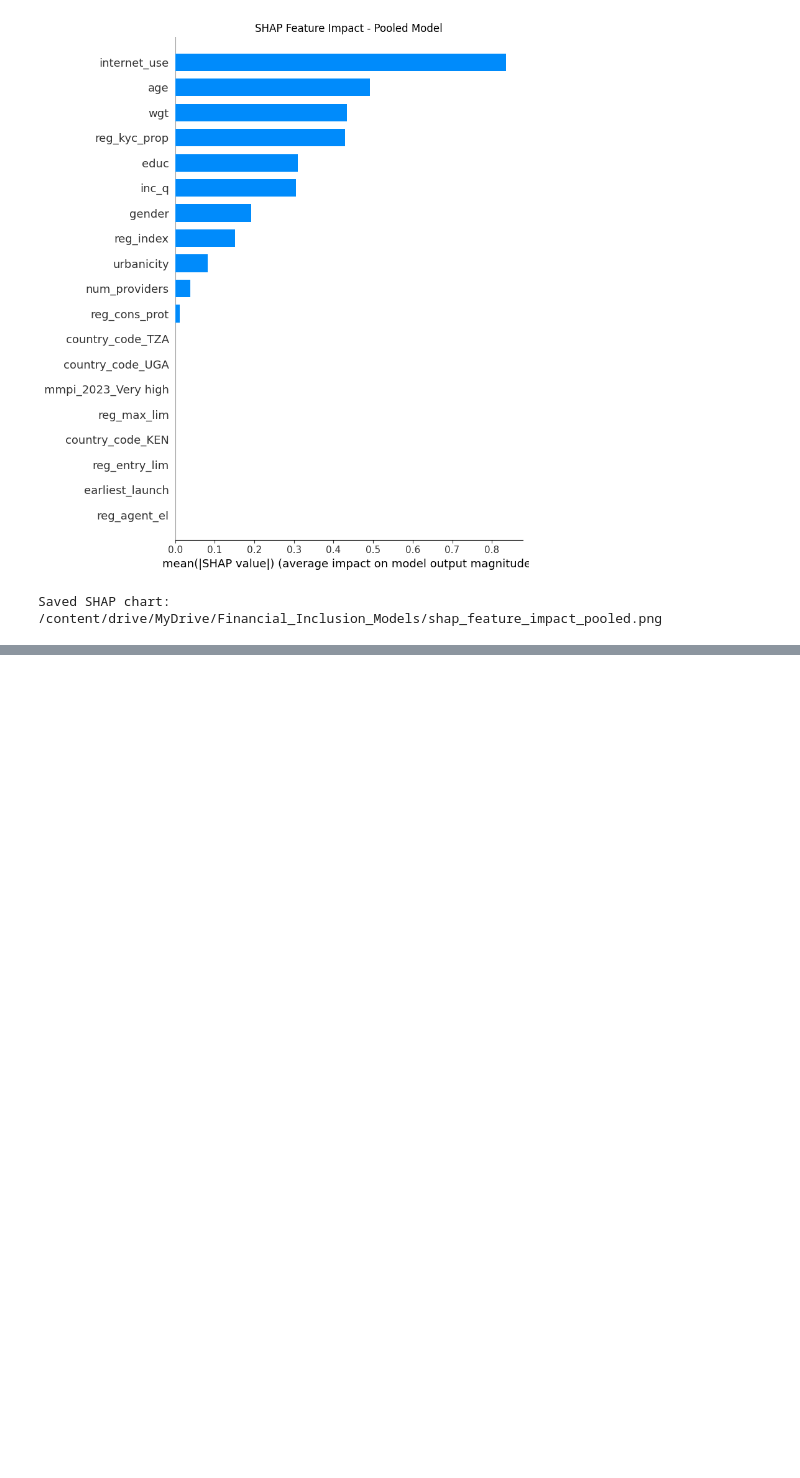
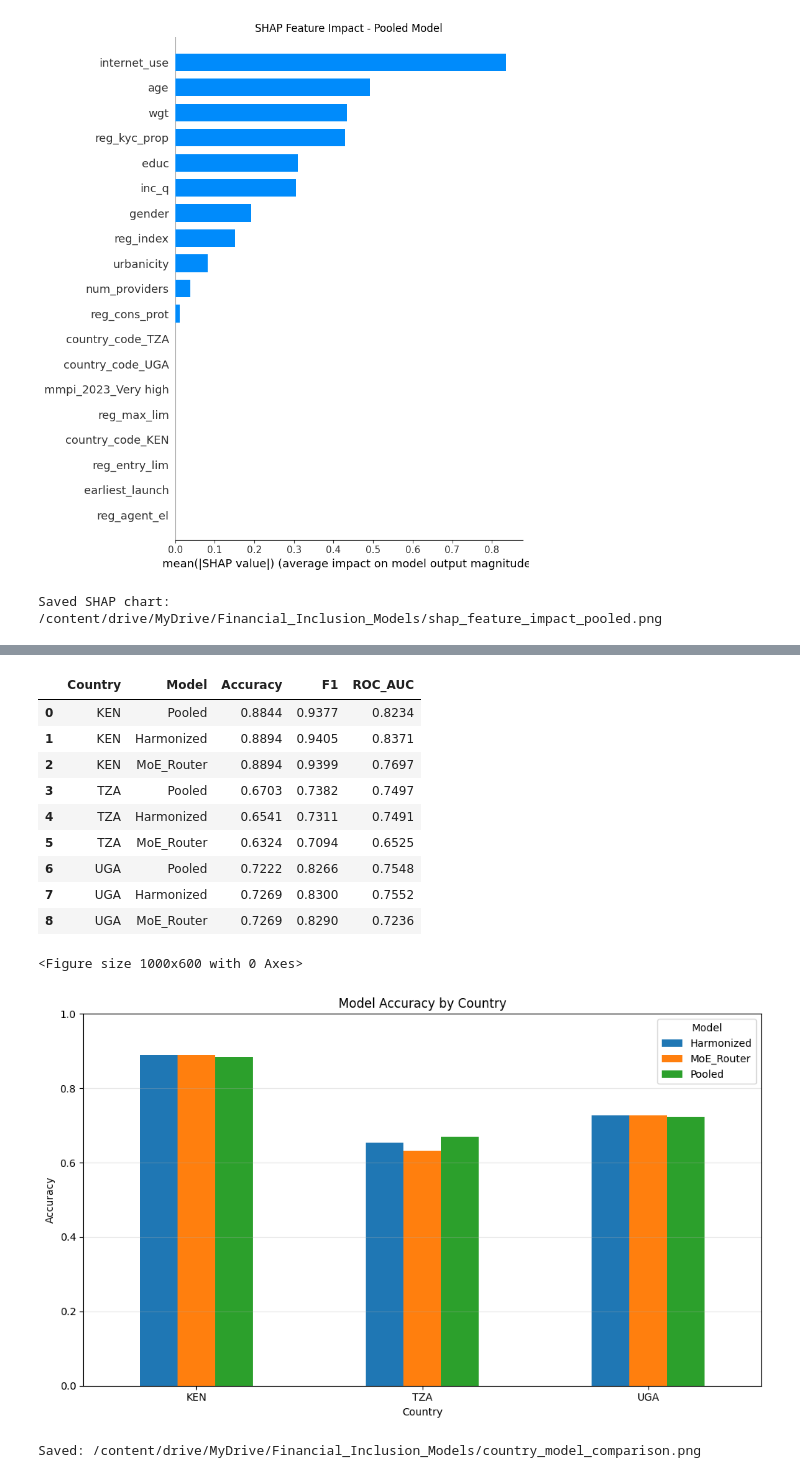
Before and after one commit to sitahlango-maker/Financial_Inclusion, a Jupyter notebook: cleanfinancialinclusion.ipynb, the cells around one changed output, grey strips where cells are left out. Saved outputs shown, nothing was run; the diff lists cells and outputs as text; code cells hidden in the pictures; blank space fills up the shorter version.

```diff
--- a/cleanfinancialinclusion.ipynb
+++ b/cleanfinancialinclusion.ipynb
@@ -2102,13 +2214,13 @@ country_test_clean = country_test.astype(str).str.upper()
 model_prob_dict = {
     "Pooled": pooled_prob,
     "Harmonized": harm_prob,
-    "MoE_Router": moe_probs
+    "MoE_Router": moe_probabilities
 }
 
 model_pred_dict = {
     "Pooled": pooled_pred,
     "Harmonized": harm_pred,
-    "MoE_Router": moe_pred
+    "MoE_Router": moe_predictions
 }
 
 for c in countries:
@@ -2127,33 +2239,47 @@ country_model_df = pd.DataFrame(country_rows)
 
 display(country_model_df)
 
 country_model_df.to_csv(
     os.path.join(MODEL_PATH, "country_model_comparison.csv"),
     index=False
 )
 
 plt.figure(figsize=(10, 6))
 
 plot_df = country_model_df.pivot(
     index="Country",
     columns="Model",
     values="Accuracy"
 )
 
 plot_df.plot(kind="bar", figsize=(10, 6))
 
 plt.title("Model Accuracy by Country")
 plt.ylabel("Accuracy")
 plt.ylim(0, 1)
 plt.xticks(rotation=0)
 plt.grid(axis="y", alpha=0.3)
 plt.tight_layout()
 
 path = os.path.join(MODEL_PATH, "country_model_comparison.png")
 plt.savefig(path, dpi=300, bbox_inches="tight")
 plt.show()
 
 print("Saved:", path)
+# %% [output]
+|  | Country | Model | Accuracy | F1 | ROC_AUC |
+| 0 | KEN | Pooled | 0.8844 | 0.9377 | 0.8234 |
+| 1 | KEN | Harmonized | 0.8894 | 0.9405 | 0.8371 |
+| 2 | KEN | MoE_Router | 0.8894 | 0.9399 | 0.7697 |
+| 3 | TZA | Pooled | 0.6703 | 0.7382 | 0.7497 |
+| 4 | TZA | Harmonized | 0.6541 | 0.7311 | 0.7491 |
+| 5 | TZA | MoE_Router | 0.6324 | 0.7094 | 0.6525 |
+| 6 | UGA | Pooled | 0.7222 | 0.8266 | 0.7548 |
+| 7 | UGA | Harmonized | 0.7269 | 0.8300 | 0.7552 |
+| 8 | UGA | MoE_Router | 0.7269 | 0.8290 | 0.7236 |
+<Figure size 1000x600 with 0 Axes>
+[figure, added]
+Saved: /content/drive/MyDrive/Financial_Inclusion_Models/country_model_comparison.png
 # %%
 # GENDER FAIRNESS COMPARISON
 
```
Also changed, not shown: parts of 28 cells of this notebook.
